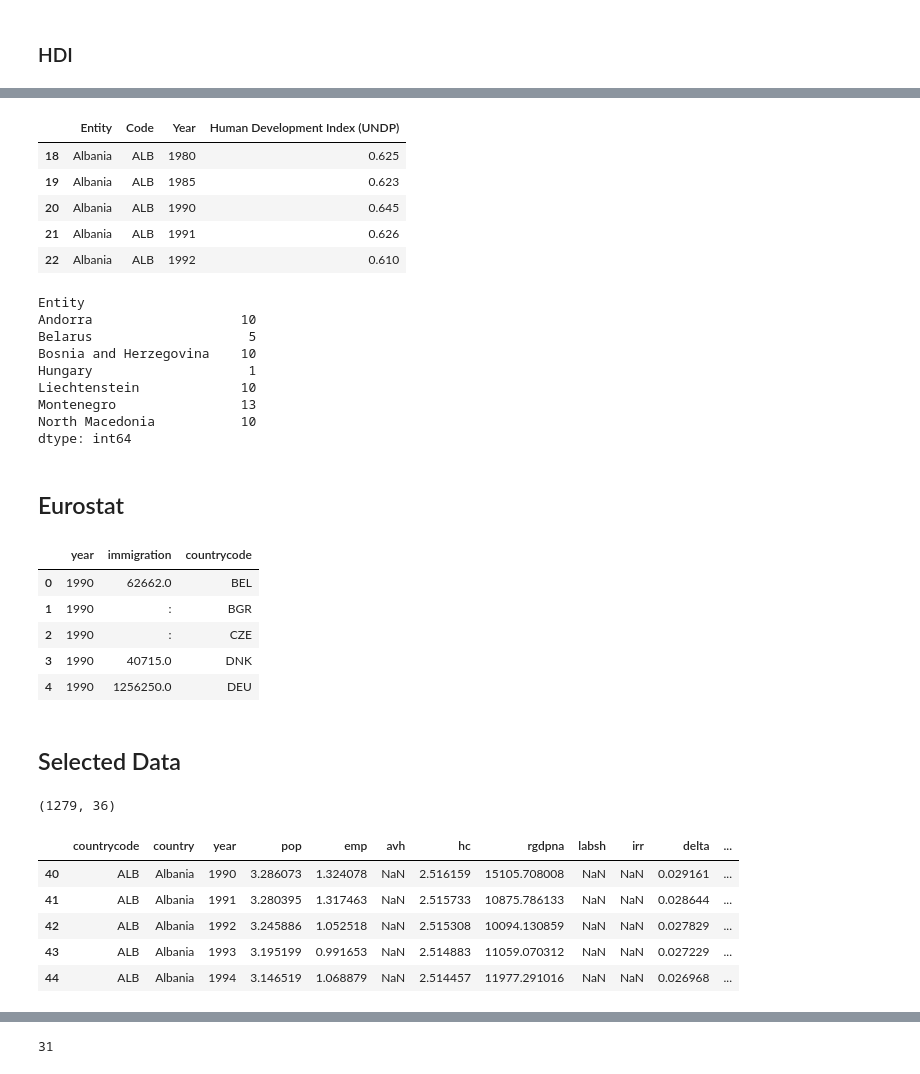
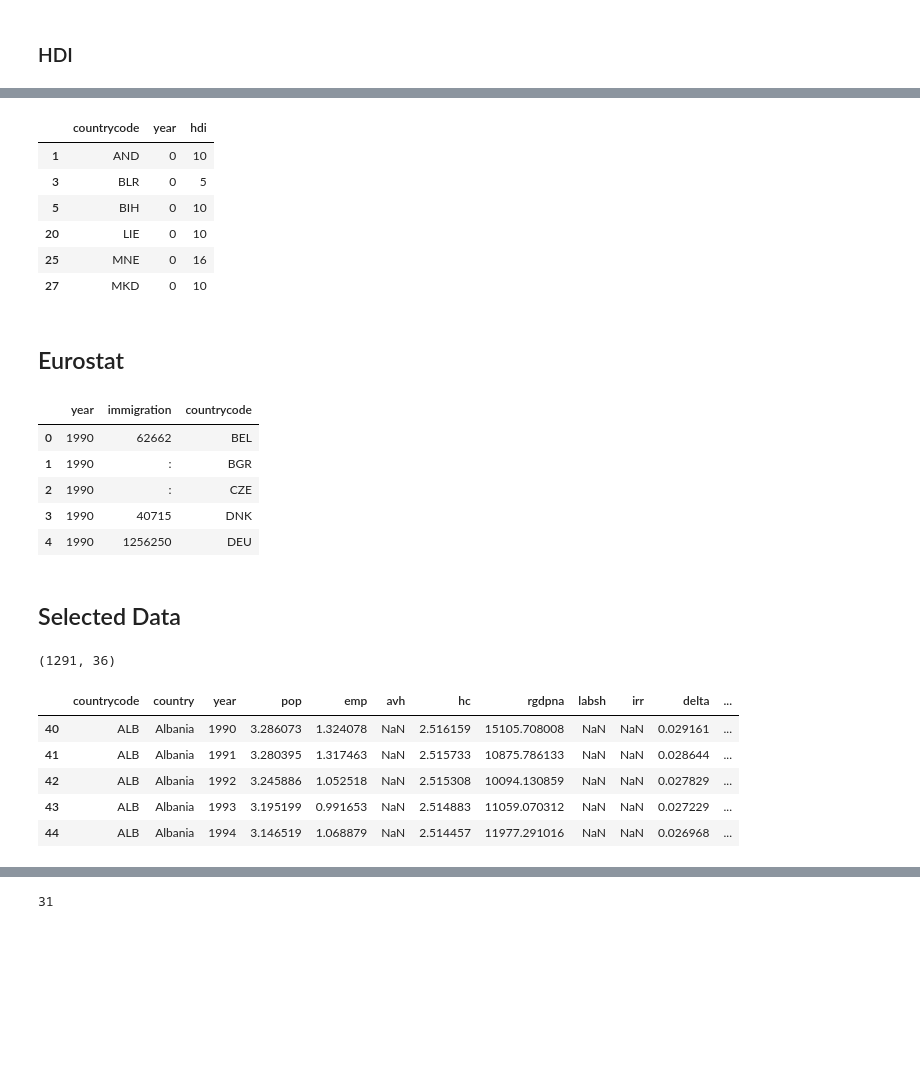
Before and after one commit to amakarewicz/BEngThesis, a Jupyter notebook: EDA.ipynb, the cells around one changed output, grey strips where cells are left out. Cells and saved outputs as stored; diff of their text form; code cells hidden in the pictures; blank space fills up the shorter version.

Commit message:
Adding new hdi data

```diff
--- a/EDA.ipynb
+++ b/EDA.ipynb
@@ -640 +635,19 @@ hdi.loc[hdi.Entity == 'Korea', 'Code'] = 'KOR' # filling missing values, later d
+# %%
+hdi = pd.read_csv('data/other/Human_Development_Index.csv', skiprows=5, encoding = 'cp1252')
+# dropping unnecessary empty columns & Na in HDI rank
+hdi = hdi.dropna(how='all', axis='columns').dropna(how='all', axis='rows').dropna(subset=['HDI Rank'], axis=0)
+# removing unnecessary space
+hdi.Country = hdi.Country.str.strip()
+hdi['Country'] = hdi['Country'].str.split(' \(').str[0] # brackets
+hdi = hdi[hdi['HDI Rank'] != ' '] # regions
+# changing wrong names of countries
+hdi.loc[hdi.Country=='Hong Kong, China', 'Country'] = 'Hong Kong'
+hdi = hdi[hdi.Country != 'Korea'].reset_index(drop=True)
+# hdi.loc[hdi.Country=='Congo (Democratic Republic of the)', 'Country'] = 'Congo'
+hdi = hdi.drop(['HDI Rank'], axis=1)
+hdi = hdi.replace('..', np.NaN) # missings
+
+# assigning country codes
+alpha3 = pd.DataFrame([pc.country_name_to_country_alpha3(country) for country in hdi.Country], columns = ['Code'])
+hdi['countrycode'] = alpha3
 # %%
@@ -649,9 +661,0 @@ hdi_europe.shape
-# %%
-hdi_europe.head()
-# %% [output]
-|  | Entity | Code | Year | Human Development Index (UNDP) |
-| 18 | Albania | ALB | 1980 | 0.625 |
-| 19 | Albania | ALB | 1985 | 0.623 |
-| 20 | Albania | ALB | 1990 | 0.645 |
-| 21 | Albania | ALB | 1991 | 0.626 |
-| 22 | Albania | ALB | 1992 | 0.610 |
@@ -668,19 +662,18 @@ hdi_europe_transposed = hdi_europe_transposed.drop(['1980','1985'], axis=1)
-# %%
-hdi_europe_transposed.isna().sum(axis=1)[hdi_europe_transposed.isna().sum(axis=1) > 0]
-# %% [output]
-Entity
-Andorra                   10
-Belarus                    5
-Bosnia and Herzegovina    10
-Hungary                    1
-Liechtenstein             10
-Montenegro                13
-North Macedonia           10
-dtype: int64
+# %%
+temp = hdi_europe.drop('countrycode', 1).isna().groupby(hdi_europe.countrycode, sort=False).sum().reset_index()
+temp[temp.hdi>0]
+# %% [output]
+|  | countrycode | year | hdi |
+| 1 | AND | 0 | 10 |
+| 3 | BLR | 0 | 5 |
+| 5 | BIH | 0 | 10 |
+| 20 | LIE | 0 | 10 |
+| 25 | MNE | 0 | 16 |
+| 27 | MKD | 0 | 10 |
 # %% [markdown]
 ## Eurostat
 # %%
-migration = pd.read_excel('data/migration.xlsx', sheet_name='Sheet 1', skiprows=10, skipfooter=10)
+migration = pd.read_excel('data/eurostat/migration.xlsx', sheet_name='Sheet 1', skiprows=10, skipfooter=10)
 migration.drop(index = 0, axis=1, inplace=True)
 migration.drop(list(migration.filter(regex='Unnamed')), axis = 1, inplace=True)
 
@@ -696,11 +689,11 @@ migration = migration.astype({'year':'int64'})
 migration.head()
 # %% [output]
 |  | year | immigration | countrycode |
-| 0 | 1990 | 62662.0 | BEL |
+| 0 | 1990 | 62662 | BEL |
 | 1 | 1990 | : | BGR |
 | 2 | 1990 | : | CZE |
-| 3 | 1990 | 40715.0 | DNK |
-| 4 | 1990 | 1256250.0 | DEU |
+| 3 | 1990 | 40715 | DNK |
+| 4 | 1990 | 1256250 | DEU |
 # %% [markdown]
 ## Selected Data
 # %%
@@ -709,19 +702,18 @@ migration.head()
 unemployment_corr.columns = ['countrycode', 'year', 'Total', 'Men', 'Women', 'Agr', 'Constr', 'Ind',
                              'Mfg', 'Serv', 'BUPPSRY', 'TRY', 'UPPSRY_NTRY']
 age_groups.columns = ['countrycode', 'year', 'Young', 'Working', 'Old']
-hdi_europe.columns = ['Entity', 'countrycode', 'year', 'HDI']
 
 data = data_penn_correlation.merge(unemployment_corr, on = ['countrycode', 'year'], how='outer'
                                   ).merge(age_groups, on = ['countrycode', 'year'], how='outer'
                                   ).merge(hdi_europe, on = ['countrycode', 'year'], how='outer'
                                   ).merge(migration, on = ['countrycode', 'year'], how='outer')
 
-data.drop(columns = ['Entity'], inplace = True)
+# data.drop(columns = ['Entity'], inplace = True)
 data = data[data.year >= 1990]
 print(data.shape)
 data.head()
 # %% [output]
-(1279, 36)
+(1291, 36)
 |  | countrycode | country | year | pop | emp | avh | hc | rgdpna | labsh | irr | delta | ... |
 | 40 | ALB | Albania | 1990 | 3.286073 | 1.324078 | NaN | 2.516159 | 15105.708008 | NaN | NaN | 0.029161 | ... |
 | 41 | ALB | Albania | 1991 | 3.280395 | 1.317463 | NaN | 2.515733 | 10875.786133 | NaN | NaN | 0.028644 | ... |
```
Also changed, not shown: parts of 15 cells of this notebook, 3 other files.
